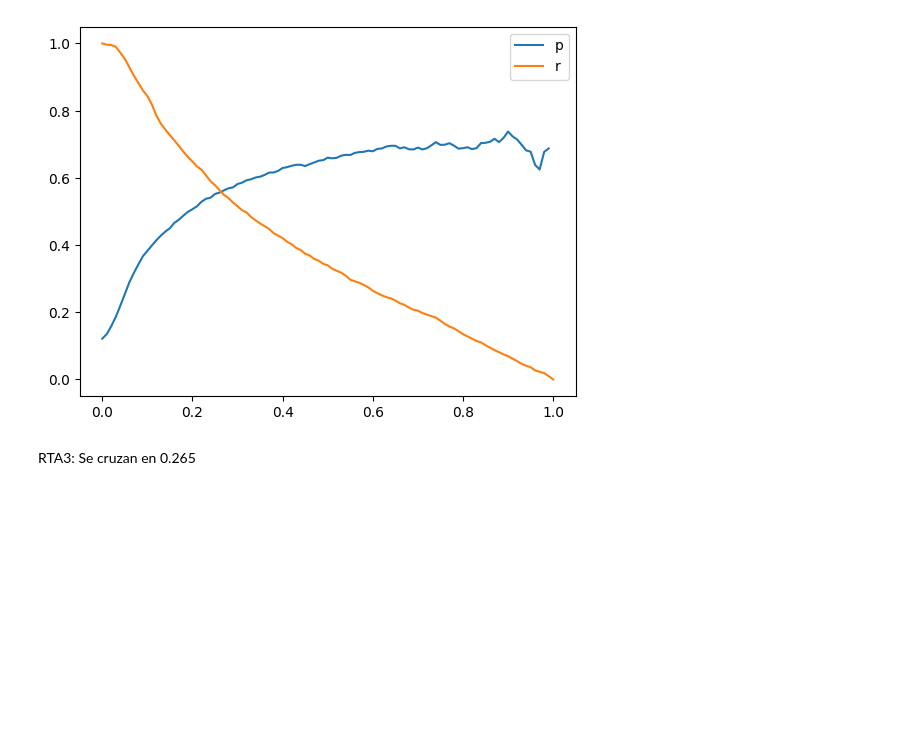
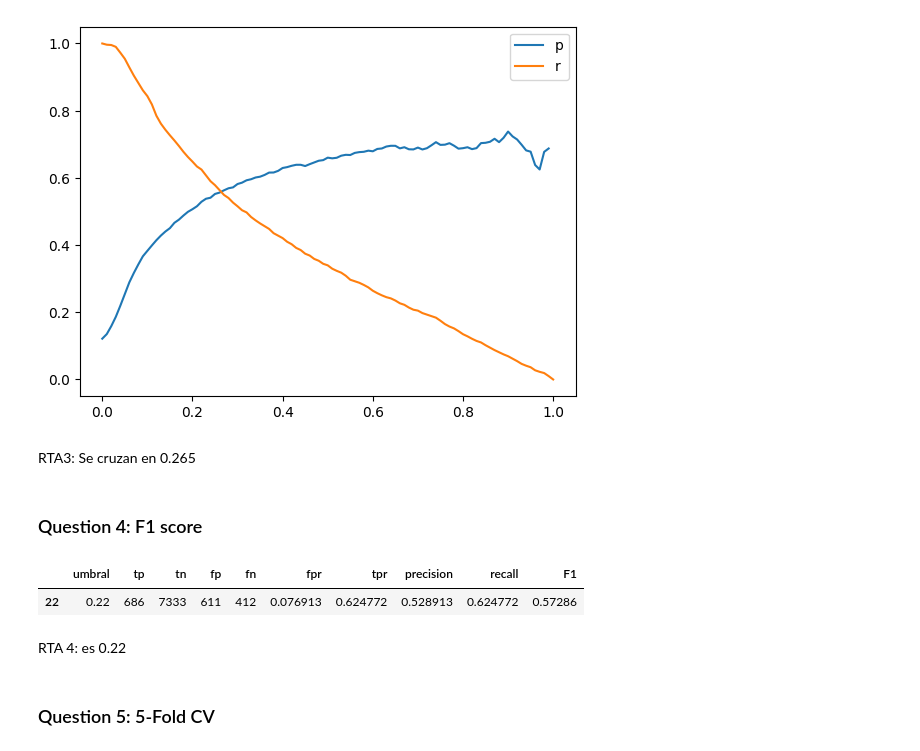
Before and after one commit to caro6852lq/ML-Zoomcamp-CaroVergara, a Jupyter notebook: 04_validation/Homework4.ipynb, the cells around one changed output. Saved outputs shown, nothing was run; the diff lists cells and outputs as text; code cells hidden in the pictures; blank space fills up the shorter version.

```diff
--- a/04_validation/Homework4.ipynb
+++ b/04_validation/Homework4.ipynb
@@ -235,3 +240,16 @@ plt.legend()
 [figure]
 # %% [markdown]
 RTA3: Se cruzan en 0.265
+# %% [markdown]
+### Question 4: F1 score
+# %%
+df_scores['F1']= ((df_scores.precision * df_scores.recall)/(df_scores.precision + df_scores.recall))*2
+# %%
+df_scores[df_scores.F1 == df_scores.F1.max()]
+# %% [output]
+|  | umbral | tp | tn | fp | fn | fpr | tpr | precision | recall | F1 |
+| 22 | 0.22 | 686 | 7333 | 611 | 412 | 0.076913 | 0.624772 | 0.528913 | 0.624772 | 0.57286 |
+# %% [markdown]
+RTA 4: es 0.22
+# %% [markdown]
+### Question 5: 5-Fold CV
```
Also changed, not shown: parts of 21 cells of this notebook.
